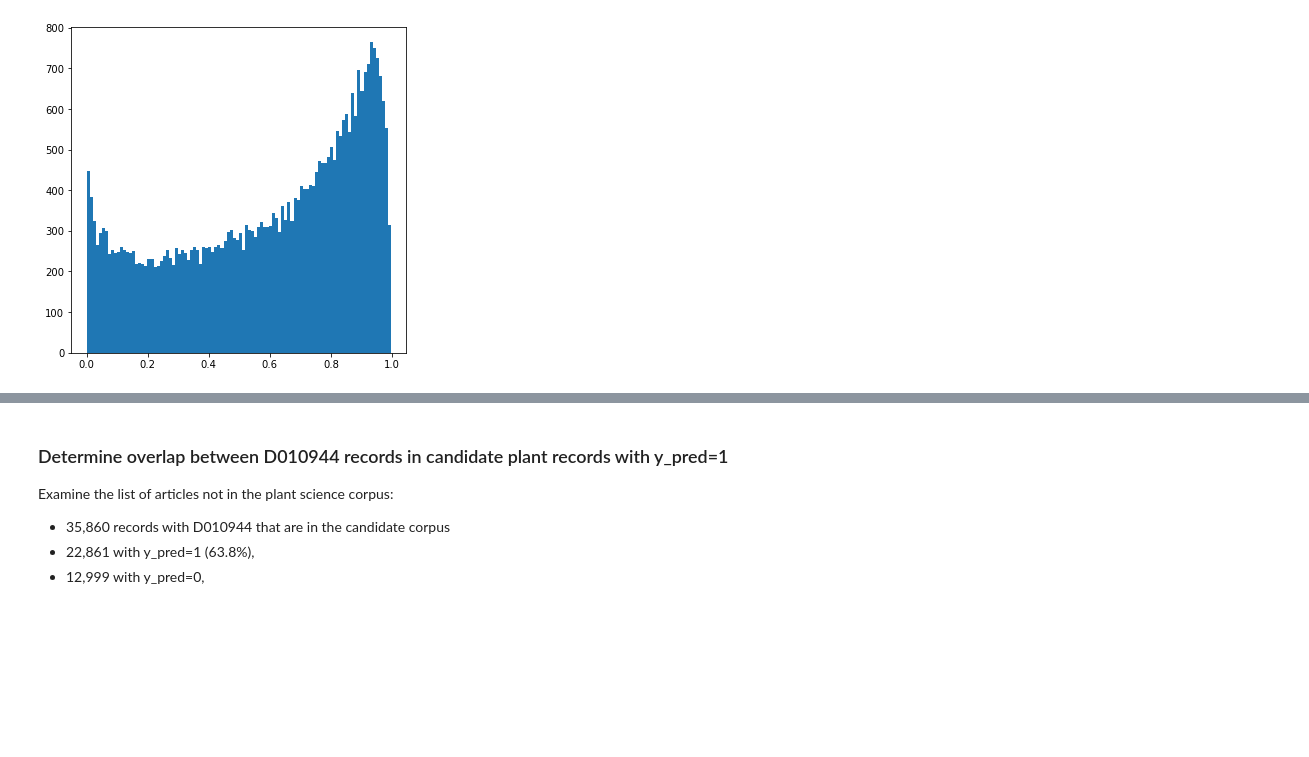
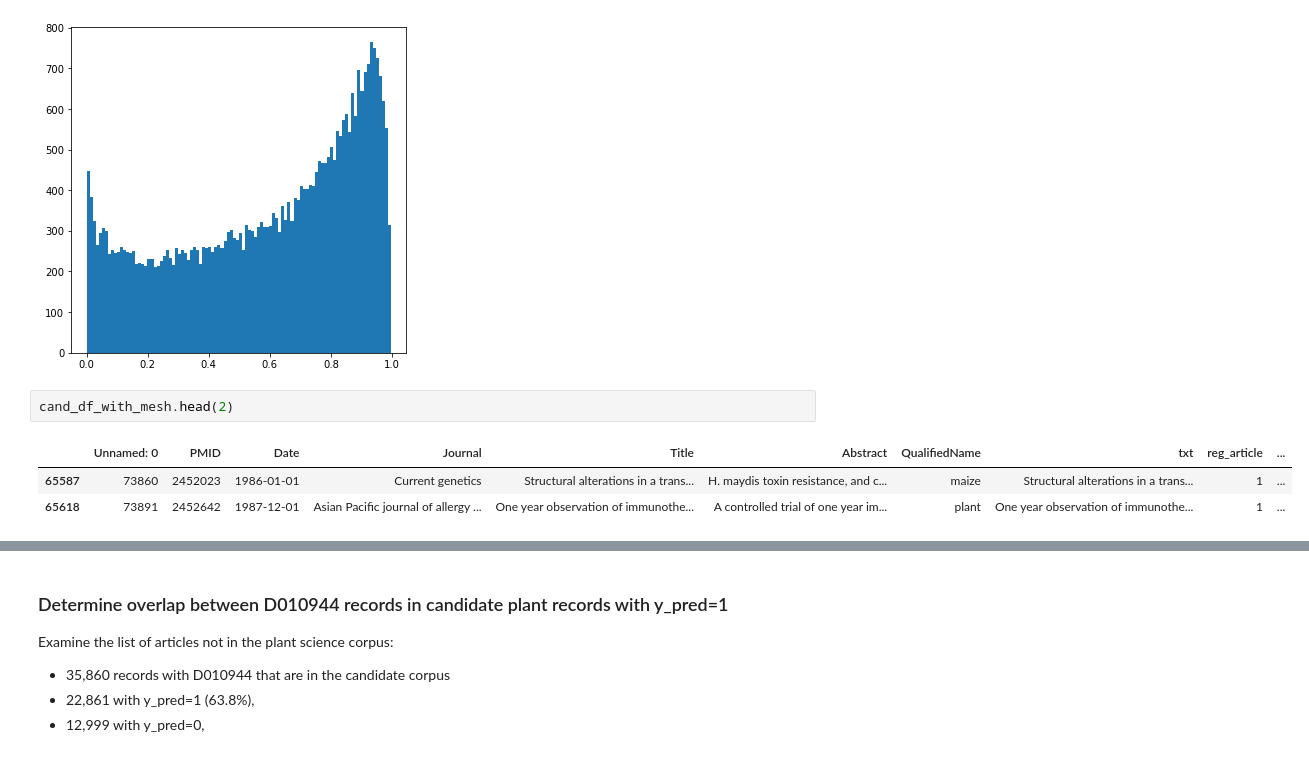
Before and after one commit to ShiuLab/plant_sci_hist, a Jupyter notebook: 9_wrap_up/script_9_3b_suggested_analysis_2.ipynb, the cells around one changed output, grey strips where cells are left out. Drawn from its saved outputs; the diff is of its cells as text; blank space fills up the shorter version.

```diff
--- a/9_wrap_up/script_9_3b_suggested_analysis_2.ipynb
+++ b/9_wrap_up/script_9_3b_suggested_analysis_2.ipynb
@@ -180,3 +184,9 @@ plt.hist(cand_df_with_mesh['y_prob'], bins=100)
 plt.show()
 # %% [output]
 [figure]
+# %%
+cand_df_with_mesh.head(2)
+# %% [output]
+|  | Unnamed: 0 | PMID | Date | Journal | Title | Abstract | QualifiedName | txt | reg_article | ... |
+| 65587 | 73860 | 2452023 | 1986-01-01 | Current genetics | Structural alterations in a trans... | H. maydis toxin resistance, and c... | maize | Structural alterations in a trans... | 1 | ... |
+| 65618 | 73891 | 2452642 | 1987-12-01 | Asian Pacific journal of allergy ... | One year observation of immunothe... | A controlled trial of one year im... | plant | One year observation of immunothe... | 1 | ... |
```
Also changed, not shown: parts of 3 cells of this notebook.
